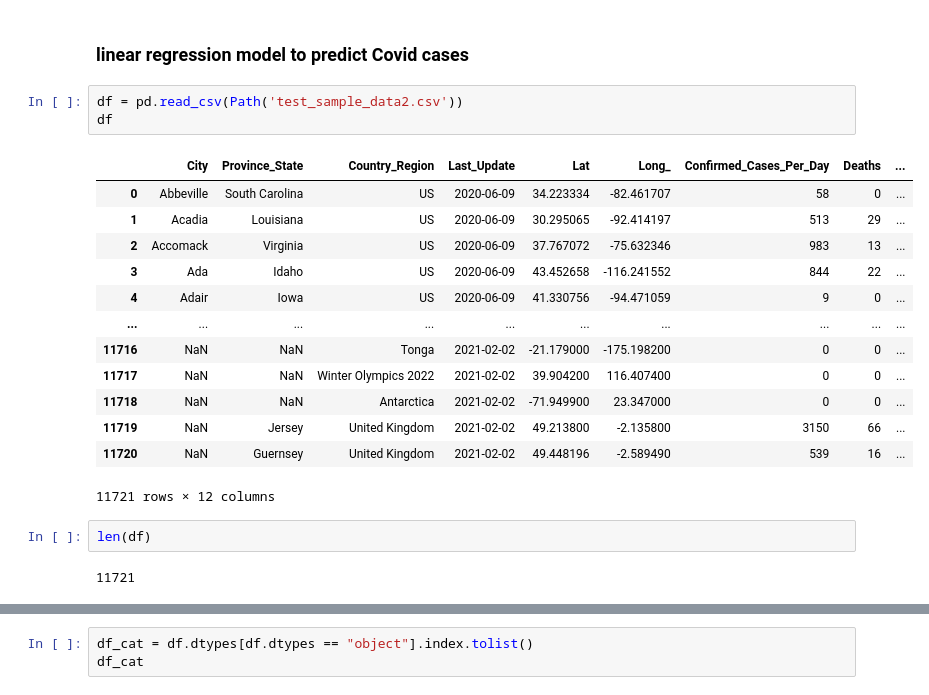
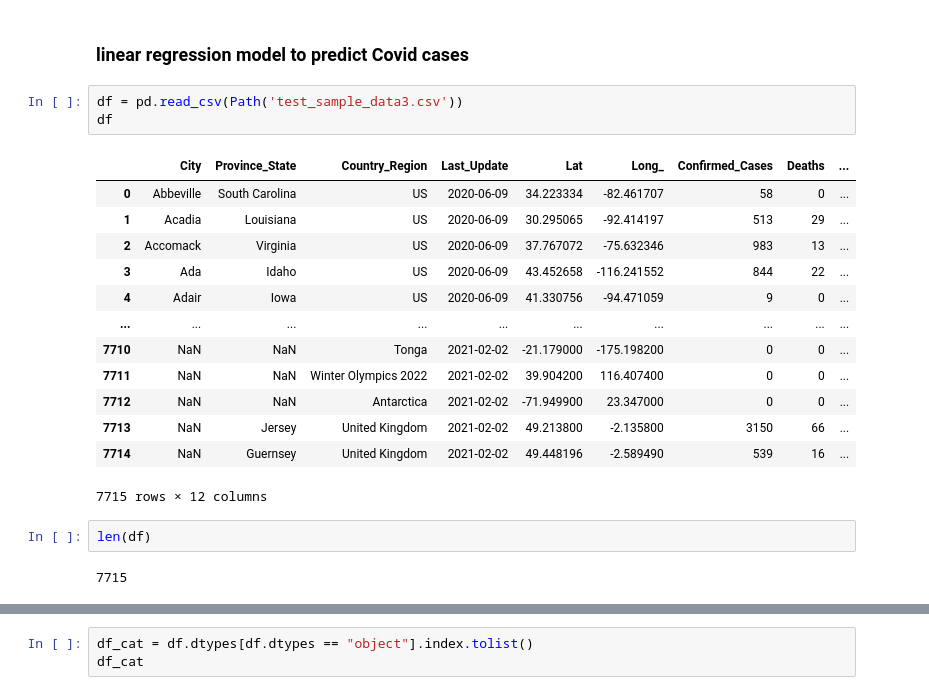
Before and after one commit to icheung487/Final_Project, a Jupyter notebook: FP_Machine_Learning.ipynb, the cells around one changed output, grey strips where cells are left out. Cells and saved outputs as stored; diff of their text form.

```diff
--- a/FP_Machine_Learning.ipynb
+++ b/FP_Machine_Learning.ipynb
@@ -14,26 +14,26 @@ from sklearn.linear_model import LinearRegression
 # %% [markdown]
 ### linear regression model to predict Covid cases
 # %%
-df = pd.read_csv(Path('test_sample_data2.csv'))
+df = pd.read_csv(Path('test_sample_data3.csv'))
 df
 # %% [output]
-|  | City | Province_State | Country_Region | Last_Update | Lat | Long_ | Confirmed_Cases_Per_Day | Deaths | ... |
+|  | City | Province_State | Country_Region | Last_Update | Lat | Long_ | Confirmed_Cases | Deaths | ... |
 | 0 | Abbeville | South Carolina | US | 2020-06-09 | 34.223334 | -82.461707 | 58 | 0 | ... |
 | 1 | Acadia | Louisiana | US | 2020-06-09 | 30.295065 | -92.414197 | 513 | 29 | ... |
 | 2 | Accomack | Virginia | US | 2020-06-09 | 37.767072 | -75.632346 | 983 | 13 | ... |
 | 3 | Ada | Idaho | US | 2020-06-09 | 43.452658 | -116.241552 | 844 | 22 | ... |
 | 4 | Adair | Iowa | US | 2020-06-09 | 41.330756 | -94.471059 | 9 | 0 | ... |
 | ... | ... | ... | ... | ... | ... | ... | ... | ... | ... |
-| 11716 | NaN | NaN | Tonga | 2021-02-02 | -21.179000 | -175.198200 | 0 | 0 | ... |
-| 11717 | NaN | NaN | Winter Olympics 2022 | 2021-02-02 | 39.904200 | 116.407400 | 0 | 0 | ... |
-| 11718 | NaN | NaN | Antarctica | 2021-02-02 | -71.949900 | 23.347000 | 0 | 0 | ... |
-| 11719 | NaN | Jersey | United Kingdom | 2021-02-02 | 49.213800 | -2.135800 | 3150 | 66 | ... |
-| 11720 | NaN | Guernsey | United Kingdom | 2021-02-02 | 49.448196 | -2.589490 | 539 | 16 | ... |
+| 7710 | NaN | NaN | Tonga | 2021-02-02 | -21.179000 | -175.198200 | 0 | 0 | ... |
+| 7711 | NaN | NaN | Winter Olympics 2022 | 2021-02-02 | 39.904200 | 116.407400 | 0 | 0 | ... |
+| 7712 | NaN | NaN | Antarctica | 2021-02-02 | -71.949900 | 23.347000 | 0 | 0 | ... |
+| 7713 | NaN | Jersey | United Kingdom | 2021-02-02 | 49.213800 | -2.135800 | 3150 | 66 | ... |
+| 7714 | NaN | Guernsey | United Kingdom | 2021-02-02 | 49.448196 | -2.589490 | 539 | 16 | ... |
-11721 rows × 12 columns
+7715 rows × 12 columns
 # %%
 len(df)
 # %% [output]
-11721
+7715
 # %%
 print(df.dtypes)
 print(df.shape)
```
Also changed, not shown: parts of 11 cells of this notebook, 7 other files.
